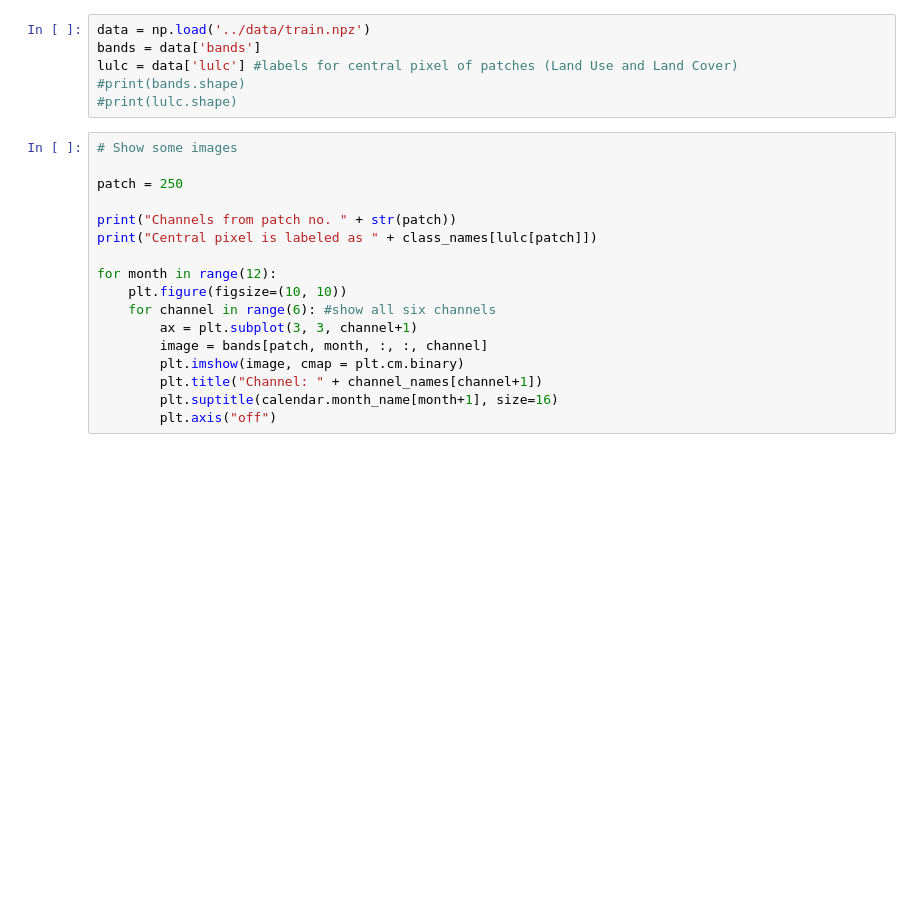
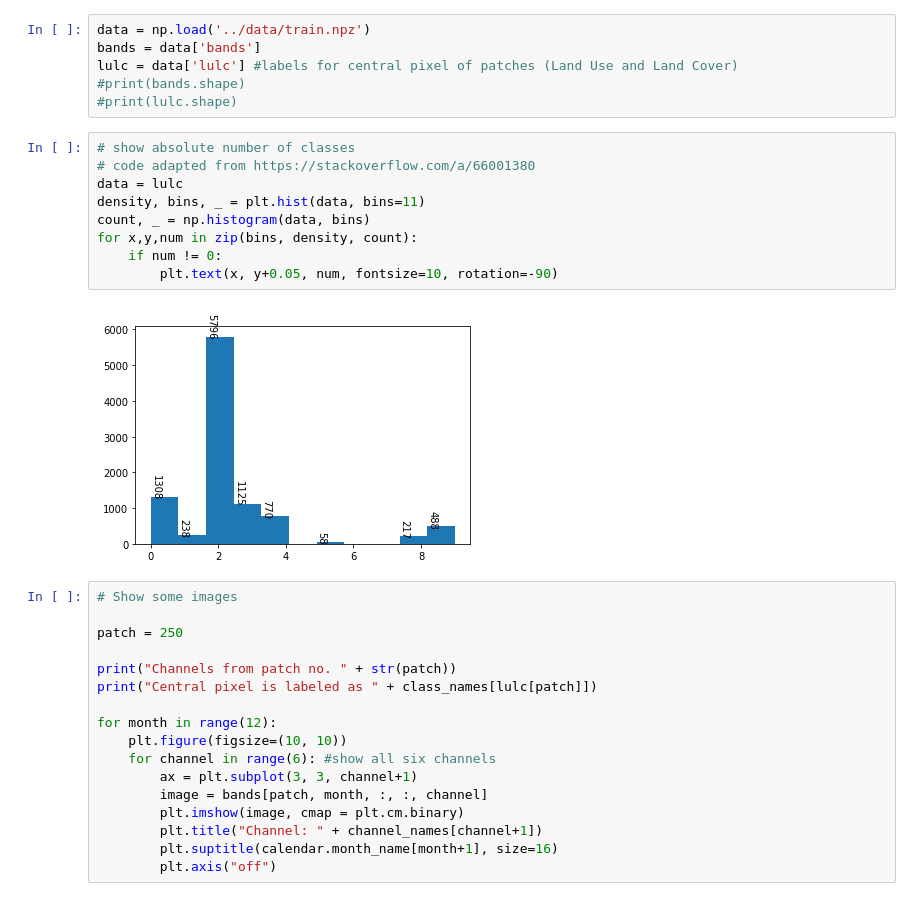
Before and after one commit to lgiesen/Land-Usage-and-Land-Coverage, a Jupyter notebook: Case_Study_Code.ipynb, the cells around one changed output. Saved outputs shown, nothing was run; the diff lists cells and outputs as text; blank space fills up the shorter version.

```diff
--- a/Case_Study_Code.ipynb
+++ b/Case_Study_Code.ipynb
@@ -52,6 +53,17 @@ bands = data['bands']
 lulc = data['lulc'] #labels for central pixel of patches (Land Use and Land Cover)
 #print(bands.shape)
 #print(lulc.shape)
+# %%
+# show absolute number of classes
+# code adapted from https://stackoverflow.com/a/66001380
+data = lulc
+density, bins, _ = plt.hist(data, bins=11)
+count, _ = np.histogram(data, bins)
+for x,y,num in zip(bins, density, count):
+    if num != 0:
+        plt.text(x, y+0.05, num, fontsize=10, rotation=-90)
+# %% [output]
+[figure, added]
 # %%
 # Show some images
 
```
Also changed, not shown: parts of 17 cells of this notebook, 1 other file.
